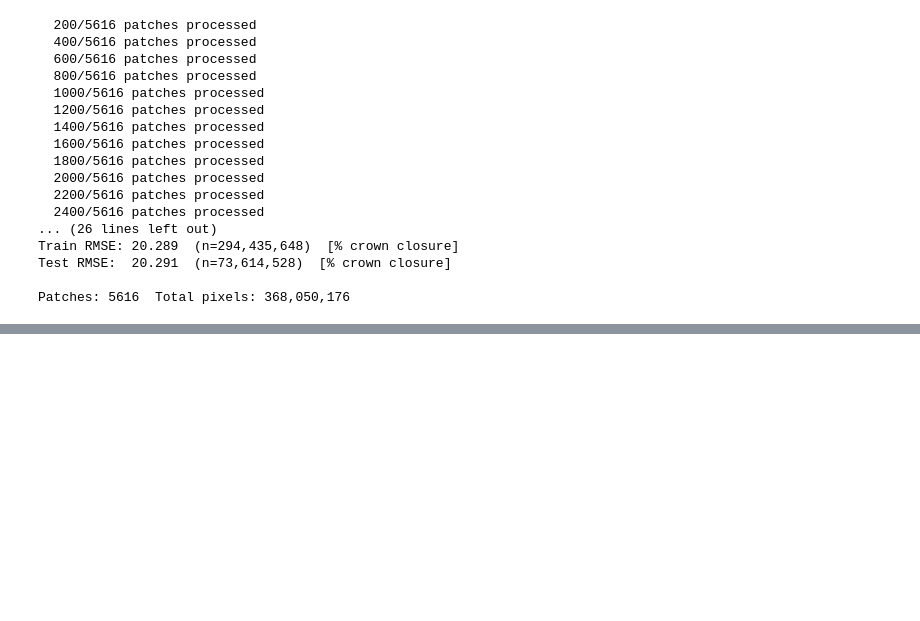
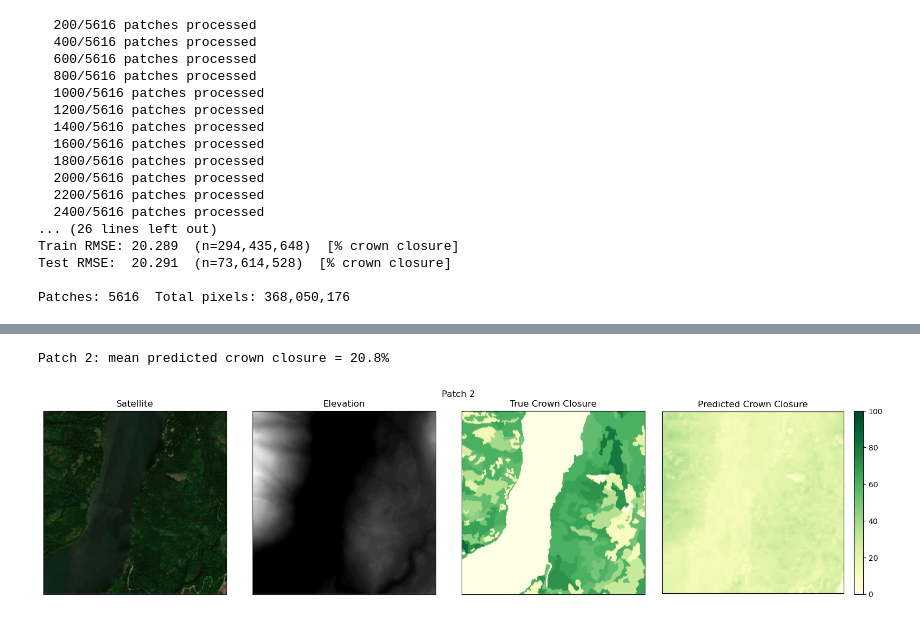
Before and after one commit to jgbreault/Crown_Closure_Estimation, a Jupyter notebook: code/linear_regression_trainer.ipynb, the cells around one changed output, grey strips where cells are left out. Saved outputs shown, nothing was run; the diff lists cells and outputs as text; code cells hidden in the pictures; blank space fills up the shorter version.

```diff
--- a/code/CABIN_trainer.ipynb
+++ b/code/linear_regression_trainer.ipynb
@@ -71,6 +71,10 @@ Fits an OLS model on a single patch's pixel table (loaded from `patches/patch_su
 ### All-patches pooled model
 
 Same model (`crown_closure ~ r + g + b + elevation_m`, 80/10/10 split *within each patch*), but fit once on all 5,616 patches pooled together. Loading every patch's pixels into one DataFrame at once isn't practical (~20GB / 368M rows would need tens of GB of RAM). Instead this streams one patch at a time and accumulates the OLS sufficient statistics (`XᵀX`, `Xᵀy`, `Σy²`) — since OLS has a closed-form solution, that's all that's needed to get exact coefficients, p-values, R², adjusted R², and both train/test RMSE without ever holding more than one patch in memory.
+# %%
+PATCH_SUMMARIES_DIR = "/Volumes/Spleen/CABIN/datasets/patches/patch_summaries"
+FEATURES = ["r", "g", "b", "elevation_m"]
+TARGET   = "crown_closure"
 # %%
 from scipy.stats import t as t_dist
 import numpy as np
@@ -161,6 +165,8 @@ def fit_all_patches_linear_model(degree=2, verbose=True, random_state=None):
 
     names = ["const"] + all_feature_names
     coefs     = pd.Series(beta, index=names)
+    se        = pd.Series(se, index=names)
+    t_stats   = pd.Series(t_stats, index=names)
     p_values  = pd.Series(p_values, index=names)
 
     if verbose:
@@ -174,6 +180,8 @@ def fit_all_patches_linear_model(degree=2, verbose=True, random_state=None):
 
     return {
         "coefs": coefs,
+        "se": se,
+        "t_stats": t_stats,
         "p_values": p_values,
         "r2": r2,
         "adj_r2": adj_r2,
@@ -204,0 +229,65 @@ Patches: 5616  Total pixels: 368,050,176
+# %%
+def predict_crown_closure_linear(result, patch_id, plot=True):
+    """Same idea as predict_crown_closure() in CABIN_segformer_trainer.ipynb --
+    runs a fitted linear model on one patch and returns its predicted
+    crown_closure map (256x256, 0-100 scale). Reconstructs whatever
+    features/degree the model was actually fit with by reading the coef
+    Series' index (const, r, g, b, elevation_m, elevation_m_deg2, ...),
+    so it works regardless of which `degree` was passed to
+    fit_all_patches_linear_model(). Optionally plots RGB / elevation /
+    true closure / predicted closure side by side.
+    """
+    filename = f"patch_{patch_id:04d}.png"
+
+    sat = np.array(Image.open(os.path.join(SAT_OUT, filename)).convert("RGB"), dtype=np.float64)
+    dem = np.array(Image.open(os.path.join(DEM_OUT, filename)).convert("L"), dtype=np.float64)
+
+    rgb_std  = (sat - RGB_MIN) / (RGB_MAX - RGB_MIN)  # (256, 256, 3)
+    elev_std = dem / 255.0  # DEM PNG already linearly encodes 0-4671m, so /255 = normalized value
+
+    coefs = result["coefs"]
+    pred = np.full(dem.shape, coefs.get("const", 0.0))
+    for name, value in coefs.items():
+        if name == "const":
+            continue
+        elif name == "r":
+            pred = pred + value * rgb_std[:, :, 0]
+        elif name == "g":
+            pred = pred + value * rgb_std[:, :, 1]
+        elif name == "b":
+            pred = pred + value * rgb_std[:, :, 2]
+        elif name == "elevation_m":
+            pred = pred + value * elev_std
+        elif name.startswith("elevation_m_deg"):
+            d = int(name[len("elevation_m_deg"):])
+            pred = pred + value * (elev_std ** d)
+
+    pred_closure = np.clip(pred, 0, 100)
+    print(f"Patch {patch_id}: mean predicted crown closure = {pred_closure.mean():.1f}%")
+
+    if plot:
+        true_closure = np.array(Image.open(os.path.join(CANOPY_OUT, filename)).convert("L"), dtype=np.float64)
+
+        fig, axes = plt.subplots(1, 4, figsize=(16, 4))
+        axes[0].imshow(sat.astype(np.uint8))
+        axes[0].set_title("Satellite")
+        axes[1].imshow(dem, cmap="gray")
+        axes[1].set_title("Elevation")
+        axes[2].imshow(true_closure, cmap="YlGn", vmin=0, vmax=100)
+        axes[2].set_title("True Crown Closure")
+        im = axes[3].imshow(pred_closure, cmap="YlGn", vmin=0, vmax=100)
+        axes[3].set_title("Predicted Crown Closure")
+        for ax in axes:
+            ax.set_xticks([]); ax.set_yticks([])
+        fig.colorbar(im, ax=axes[3], fraction=0.046)
+        fig.suptitle(f"Patch {patch_id}")
+        plt.tight_layout()
+        plt.show()
+
+    return pred_closure
+
+# Example usage
+_ = predict_crown_closure_linear(all_patches_result, patch_id=2)
+# %% [output]
+Patch 2: mean predicted crown closure = 20.8%
+[figure, added]
```
Also changed, not shown: parts of 1 cell of this notebook, 11 other files.
